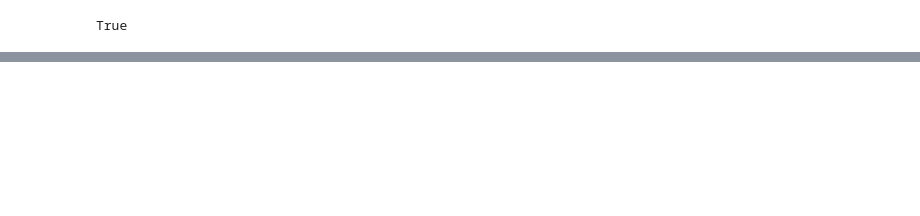
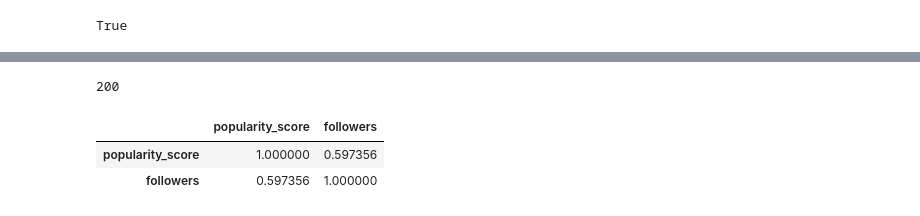
Before and after one commit to osherboudara99/Spotify_Project, a Jupyter notebook: exploration.ipynb, the cells around one changed output, grey strips where cells are left out. Saved outputs shown, nothing was run; the diff lists cells and outputs as text; code cells hidden in the pictures; blank space fills up the shorter version.

```diff
--- a/exploration.ipynb
+++ b/exploration.ipynb
@@ -24,0 +70,4 @@ print()
+# %%
+response.status_code
+# %% [output]
+200
@@ -24,0 +93,6 @@ print()
+# %%
+df.corr()
+# %% [output]
+|  | popularity_score | followers |
+| popularity_score | 1.000000 | 0.597356 |
+| followers | 0.597356 | 1.000000 |
```
Also changed, not shown: parts of 13 cells of this notebook.
